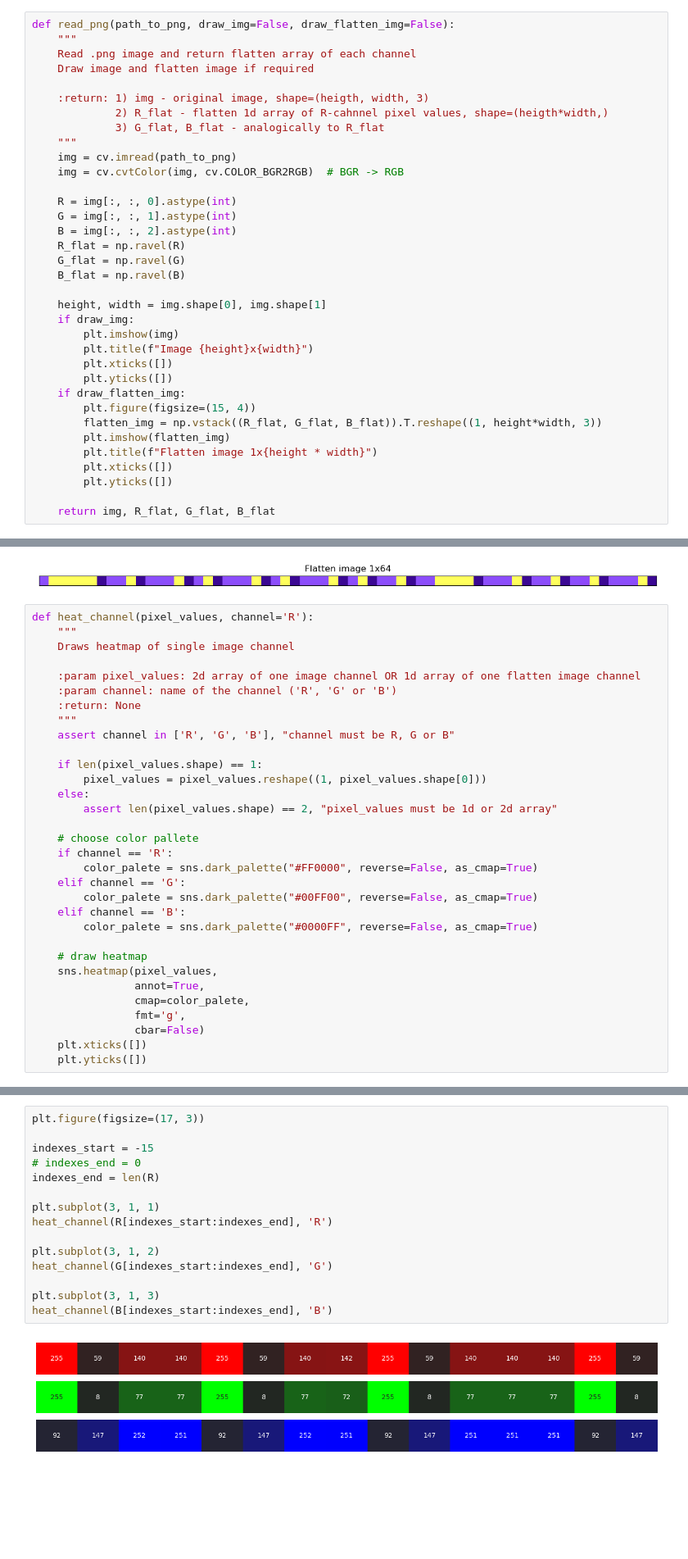
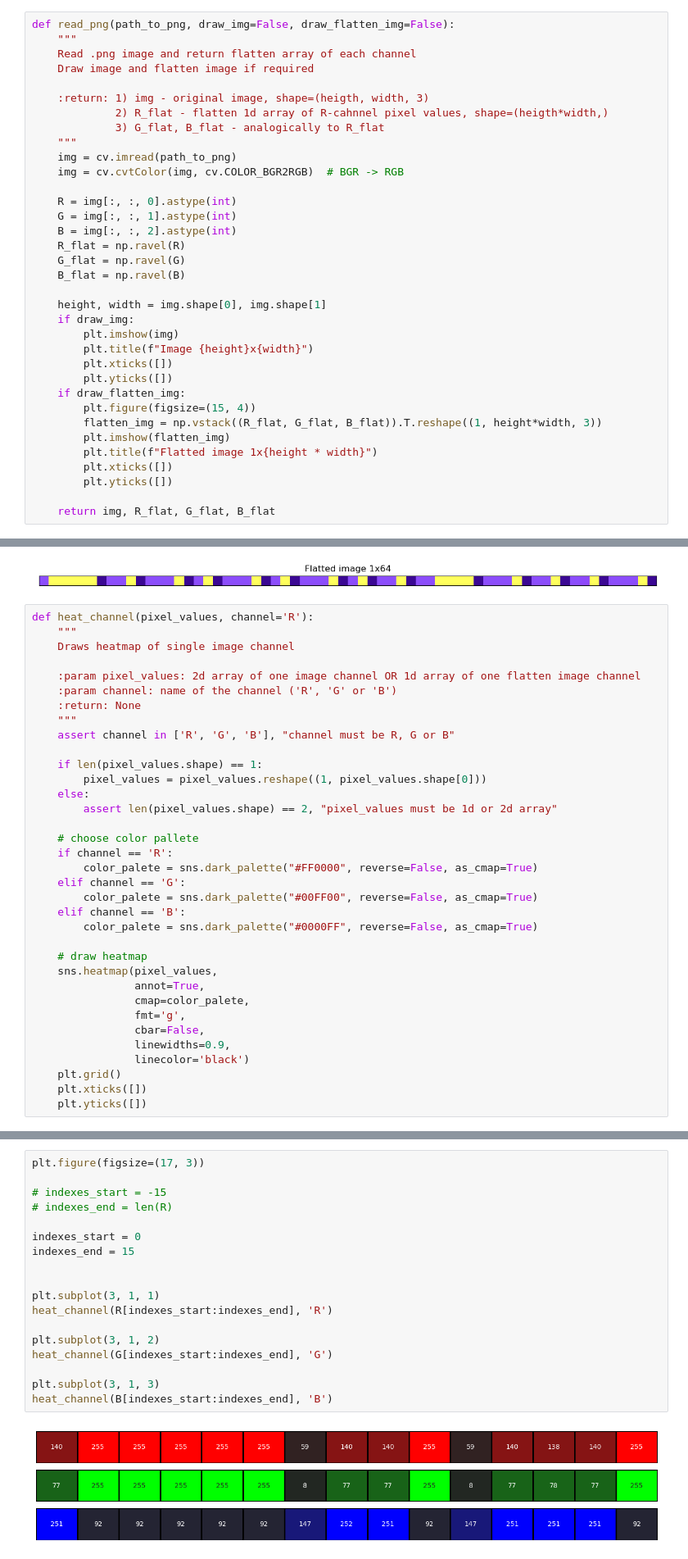
Before and after one commit to adusachev/QOI-image-compression, a Jupyter notebook: experiments.ipynb, the cells around one changed output, grey strips where cells are left out. Shown at 82% size. Cells and saved outputs as stored; diff of their text form; blank space fills up the shorter version.

Commit message:
add grid to heatmap

```diff
--- a/experiments.ipynb
+++ b/experiments.ipynb
@@ -111,7 +111,7 @@ def read_png(path_to_png, draw_img=False, draw_flatten_img=False):
         plt.figure(figsize=(15, 4))
         flatten_img = np.vstack((R_flat, G_flat, B_flat)).T.reshape((1, height*width, 3))
         plt.imshow(flatten_img)
-        plt.title(f"Flatten image 1x{height * width}")
+        plt.title(f"Flatted image 1x{height * width}")
         plt.xticks([])
         plt.yticks([])
 
@@ -175,7 +175,10 @@ def heat_channel(pixel_values, channel='R'):
                 annot=True,
                 cmap=color_palete,
                 fmt='g',
-                cbar=False)
+                cbar=False,
+                linewidths=0.9,
+                linecolor='black')
+    plt.grid()
     plt.xticks([])
     plt.yticks([])
 # %%
@@ -194,20 +197,23 @@ heat_channel(img[:, :, 2], 'B')
 # %%
 plt.figure(figsize=(17, 3))
 
-indexes_start = -15
-# indexes_end = 0
-indexes_end = len(R)
+# indexes_start = -15
+# indexes_end = len(R)
+
+indexes_start = 0
+indexes_end = 15
+
 
 plt.subplot(3, 1, 1)
 heat_channel(R[indexes_start:indexes_end], 'R')
 
 plt.subplot(3, 1, 2)
 heat_channel(G[indexes_start:indexes_end], 'G')
 
 plt.subplot(3, 1, 3)
 heat_channel(B[indexes_start:indexes_end], 'B')
 # %% [output]
-[figure, old version]
+[figure, new version]
 # %%
 def hash(r, g, b):
     return (r * 3 + g * 5 + b * 7) % 64
```
Also changed, not shown: parts of 1 cell of this notebook.
